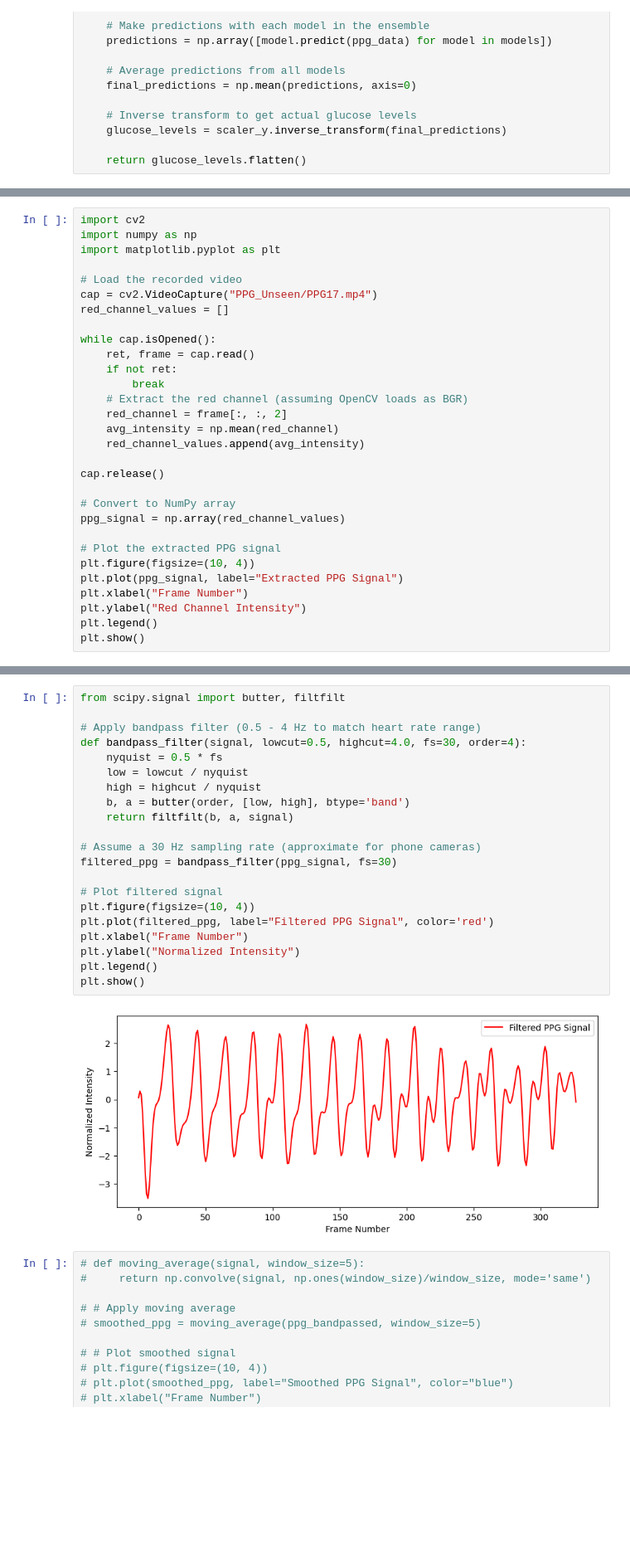
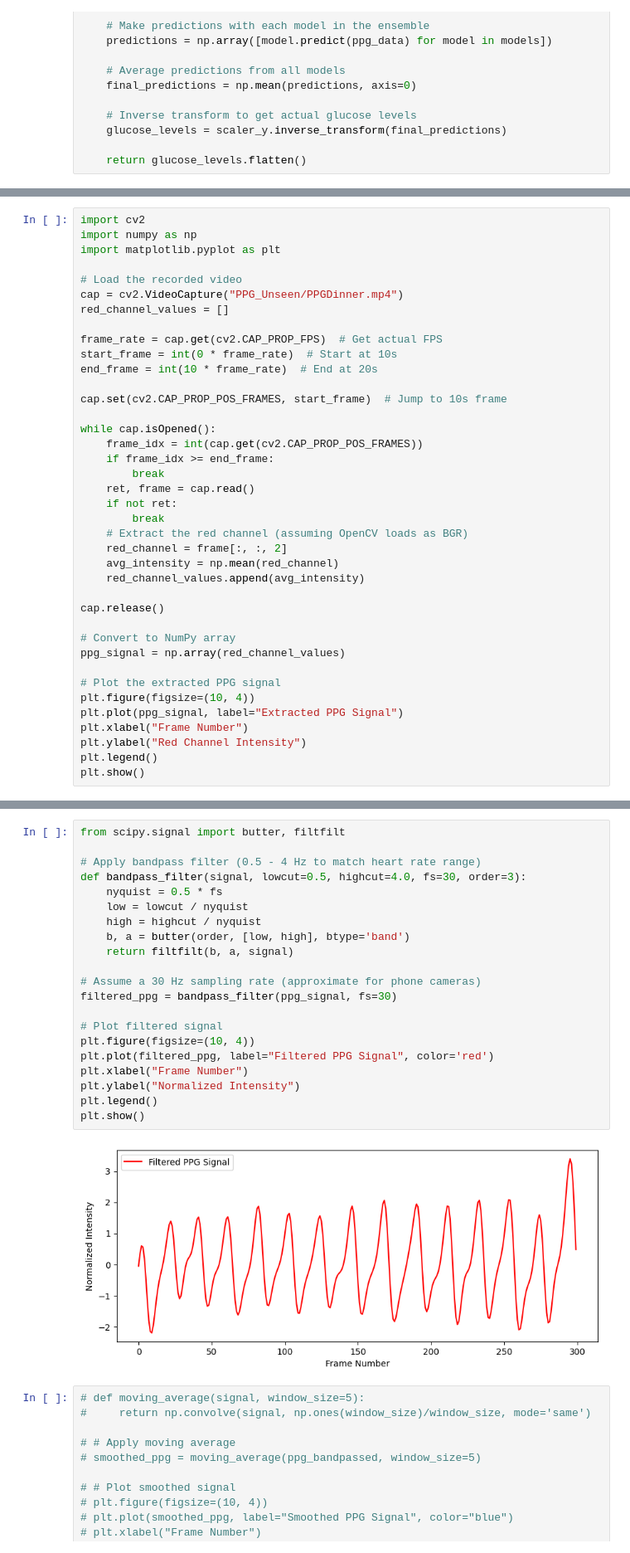
Before and after one commit to nickleeyiqing/NIGM-Capstone, a Jupyter notebook: LSTMCNN/PPG_Dataset/Model.ipynb, the cells around one changed output, grey strips where cells are left out. Shown at 83% size. Saved outputs shown, nothing was run; the diff lists cells and outputs as text; blank space fills up the shorter version.

```diff
--- a/LSTMCNN/PPG_Dataset/Model.ipynb
+++ b/LSTMCNN/PPG_Dataset/Model.ipynb
@@ -527,10 +537,19 @@ import numpy as np
 import matplotlib.pyplot as plt
 
 # Load the recorded video
-cap = cv2.VideoCapture("PPG_Unseen/PPG17.mp4")
+cap = cv2.VideoCapture("PPG_Unseen/PPGDinner.mp4")
 red_channel_values = []
 
+frame_rate = cap.get(cv2.CAP_PROP_FPS)  # Get actual FPS
+start_frame = int(0 * frame_rate)  # Start at 10s
+end_frame = int(10 * frame_rate)  # End at 20s
+
+cap.set(cv2.CAP_PROP_POS_FRAMES, start_frame)  # Jump to 10s frame
+
 while cap.isOpened():
+    frame_idx = int(cap.get(cv2.CAP_PROP_POS_FRAMES))
+    if frame_idx >= end_frame:
+        break
     ret, frame = cap.read()
     if not ret:
         break
@@ -556,26 +575,26 @@ plt.show()
 # %%
 from scipy.signal import butter, filtfilt
 
 # Apply bandpass filter (0.5 - 4 Hz to match heart rate range)
-def bandpass_filter(signal, lowcut=0.5, highcut=4.0, fs=30, order=4):
+def bandpass_filter(signal, lowcut=0.5, highcut=4.0, fs=30, order=3):
     nyquist = 0.5 * fs
     low = lowcut / nyquist
     high = highcut / nyquist
     b, a = butter(order, [low, high], btype='band')
     return filtfilt(b, a, signal)
 
 # Assume a 30 Hz sampling rate (approximate for phone cameras)
 filtered_ppg = bandpass_filter(ppg_signal, fs=30)
 
 # Plot filtered signal
 plt.figure(figsize=(10, 4))
 plt.plot(filtered_ppg, label="Filtered PPG Signal", color='red')
 plt.xlabel("Frame Number")
 plt.ylabel("Normalized Intensity")
 plt.legend()
 plt.show()
 # %% [output]
-[figure, old version]
+[figure, new version]
 # %%
 # def moving_average(signal, window_size=5):
 #     return np.convolve(signal, np.ones(window_size)/window_size, mode='same')
```
Also changed, not shown: parts of 22 cells of this notebook, 5 other files.
